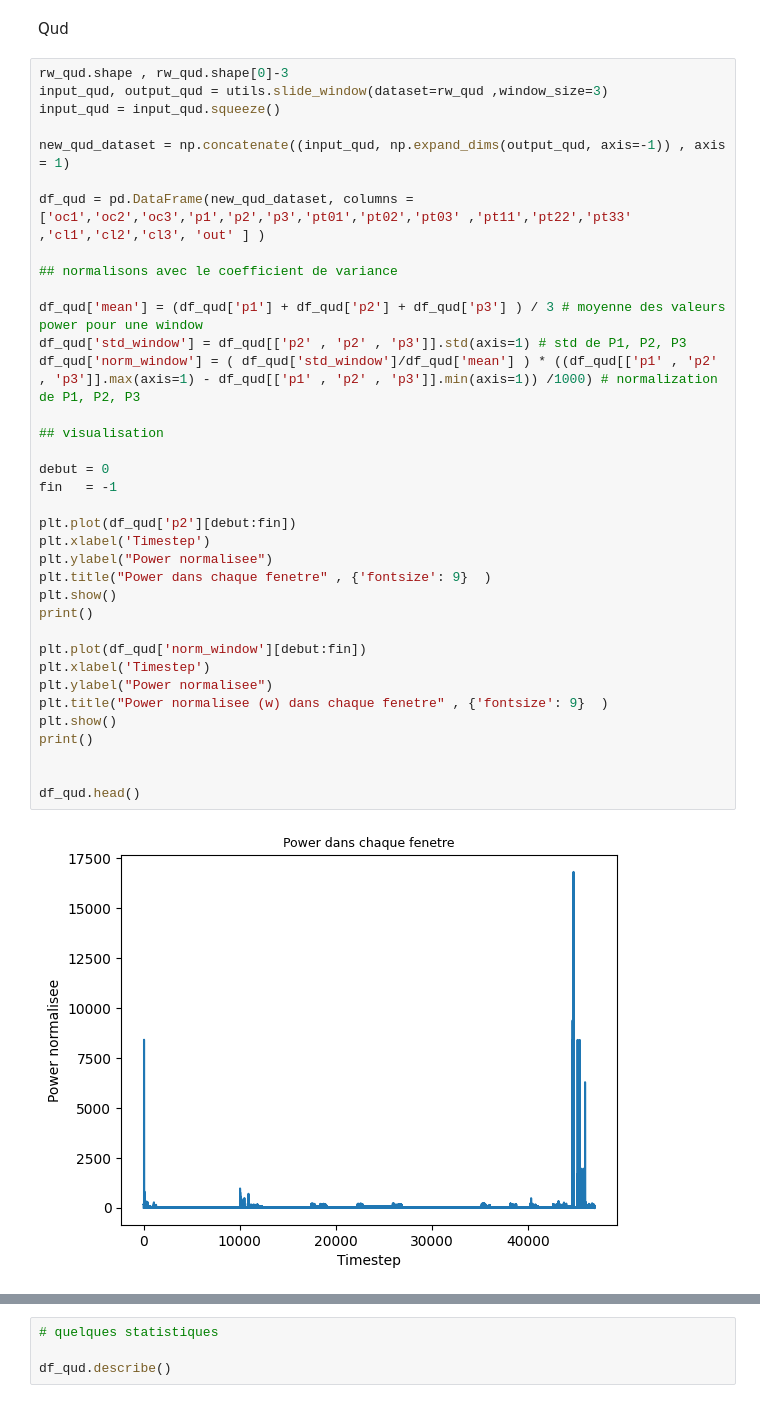
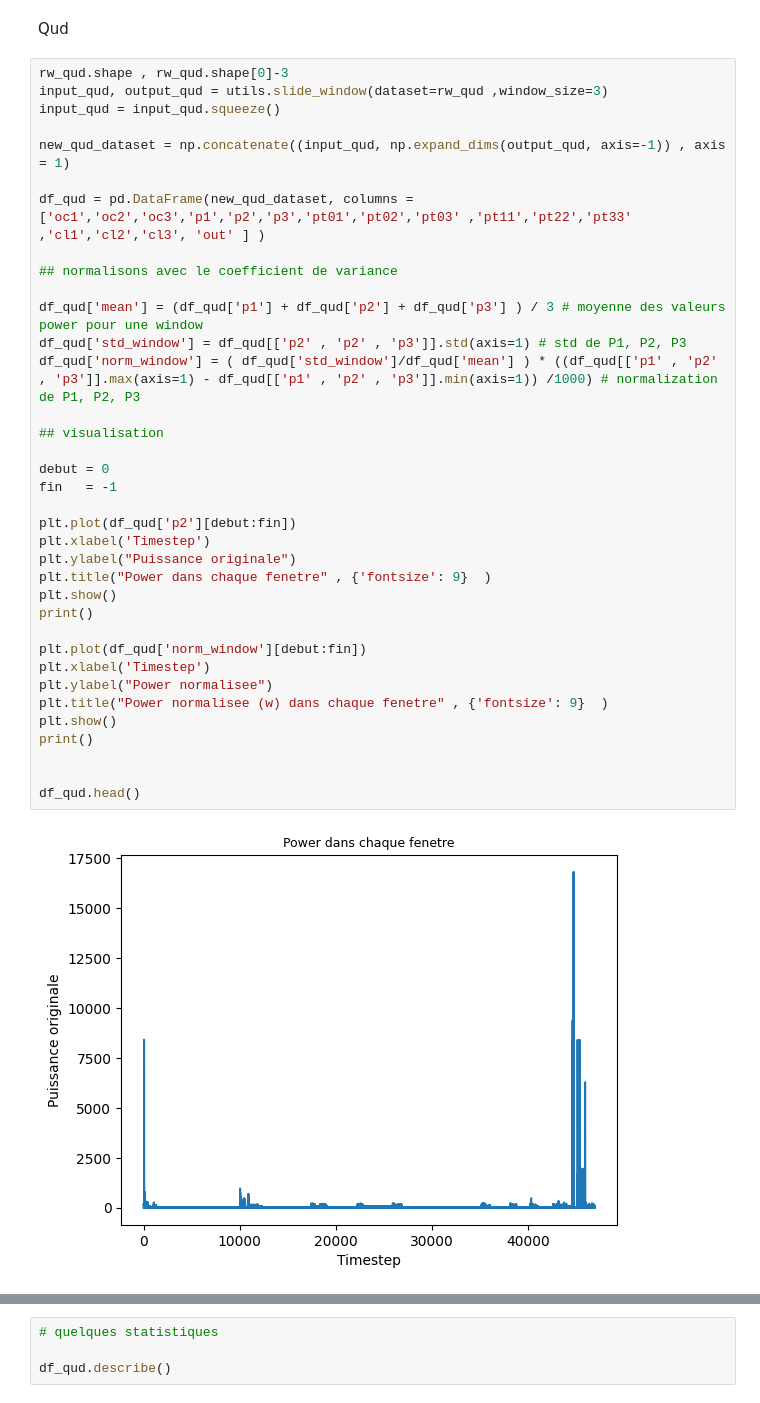
Before and after one commit to BrunetTristan97/CapstoneProjectEnergy, a Jupyter notebook: Pre-processing/Exploration et Pre-processing Georges/Exploration_Model_1_0.ipynb, the cells around one changed output, grey strips where cells are left out. Saved outputs shown, nothing was run; the diff lists cells and outputs as text.

```diff
--- a/Pre-processing/Exploration et Pre-processing Georges/Exploration_Model_1_0.ipynb
+++ b/Pre-processing/Exploration et Pre-processing Georges/Exploration_Model_1_0.ipynb
@@ -85,35 +89,35 @@ new_qud_dataset = np.concatenate((input_qud, np.expand_dims(output_qud, axis=-1)
 
 df_qud = pd.DataFrame(new_qud_dataset, columns = ['oc1','oc2','oc3','p1','p2','p3','pt01','pt02','pt03' ,'pt11','pt22','pt33' ,'cl1','cl2','cl3', 'out' ] )
 
 ## normalisons avec le coefficient de variance
 
 df_qud['mean'] = (df_qud['p1'] + df_qud['p2'] + df_qud['p3'] ) / 3 # moyenne des valeurs power pour une window
 df_qud['std_window'] = df_qud[['p2' , 'p2' , 'p3']].std(axis=1) # std de P1, P2, P3
 df_qud['norm_window'] = ( df_qud['std_window']/df_qud['mean'] ) * ((df_qud[['p1' , 'p2' , 'p3']].max(axis=1) - df_qud[['p1' , 'p2' , 'p3']].min(axis=1)) /1000) # normalization de P1, P2, P3
 
 ## visualisation
 
 debut = 0
 fin   = -1
 
 plt.plot(df_qud['p2'][debut:fin])
 plt.xlabel('Timestep')
-plt.ylabel("Power normalisee")
+plt.ylabel("Puissance originale")
 plt.title("Power dans chaque fenetre" , {'fontsize': 9}  )
 plt.show()
 print()
 
 plt.plot(df_qud['norm_window'][debut:fin])
 plt.xlabel('Timestep')
 plt.ylabel("Power normalisee")
 plt.title("Power normalisee (w) dans chaque fenetre" , {'fontsize': 9}  )
 plt.show()
 print()
 
 
 df_qud.head()
 # %% [output]
-[figure, old version]
+[figure, new version]
 [figure]
 |  | oc1 | oc2 | oc3 | p1 | p2 | p3 | pt01 | pt02 | pt03 | pt11 | pt22 | ... |
 | 0 | 1.0 | 1.0 | 1.0 | 0.000000 | 0.000000 | 166.429993 | 0.000000 | -166.429993 | 0.0 | 0.000000 | 0.000000 | ... |
```
Also changed, not shown: parts of 42 cells of this notebook, 4 other files.
